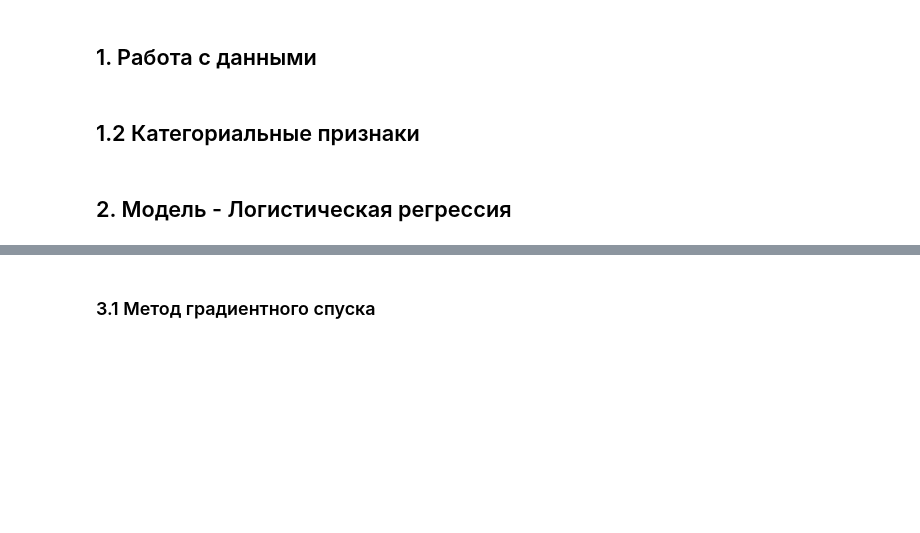
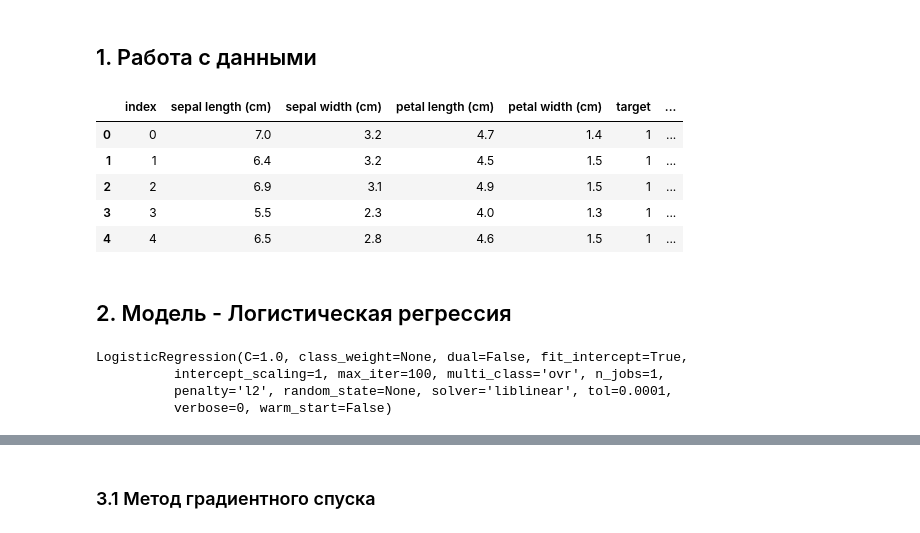
Before and after one commit to kianya/ml-basic-algorithms, a Jupyter notebook: 7. IRIS - optimization/iris_optimization.ipynb, the cells around one changed output, grey strips where cells are left out. Drawn from its saved outputs; the diff is of its cells as text; code cells hidden in the pictures; blank space fills up the shorter version.

```diff
--- a/7. IRIS - optimization/iris_optimization.ipynb
+++ b/7. IRIS - optimization/iris_optimization.ipynb
@@ -38,4 +45,2 @@ data = data[(data.target_name!='setosa')]
 X = data.drop(['target', 'target_name'], axis=1)
 y = data['target']
-# %% [markdown]
-## 1.2 Категориальные признаки
@@ -42,2 +49,20 @@ y = data['target']
+# %%
+data.head()
+# %% [output]
+|  | index | sepal length (cm) | sepal width (cm) | petal length (cm) | petal width (cm) | target | ... |
+| 0 | 0 | 7.0 | 3.2 | 4.7 | 1.4 | 1 | ... |
+| 1 | 1 | 6.4 | 3.2 | 4.5 | 1.5 | 1 | ... |
+| 2 | 2 | 6.9 | 3.1 | 4.9 | 1.5 | 1 | ... |
+| 3 | 3 | 5.5 | 2.3 | 4.0 | 1.3 | 1 | ... |
+| 4 | 4 | 6.5 | 2.8 | 4.6 | 1.5 | 1 | ... |
 # %% [markdown]
 ## 2. Модель - Логистическая регрессия
+# %%
+# Обучение модели из коробки
+model = LogisticRegression()
+model.fit(X_train, y_train)
+# %% [output]
+LogisticRegression(C=1.0, class_weight=None, dual=False, fit_intercept=True,
+          intercept_scaling=1, max_iter=100, multi_class='ovr', n_jobs=1,
+          penalty='l2', random_state=None, solver='liblinear', tol=0.0001,
+          verbose=0, warm_start=False)
```
Also changed, not shown: parts of 8 cells of this notebook.
